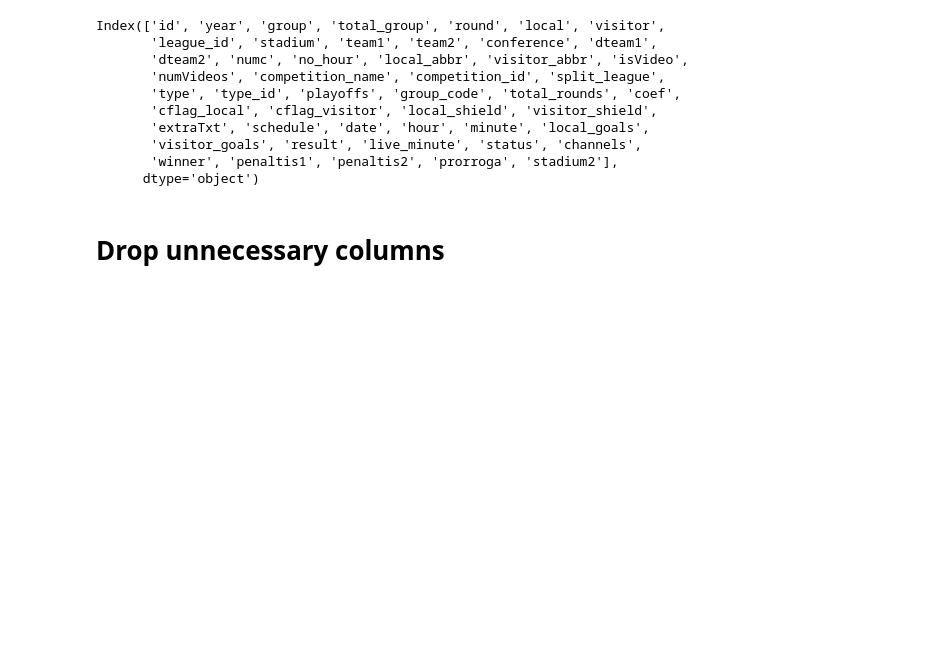
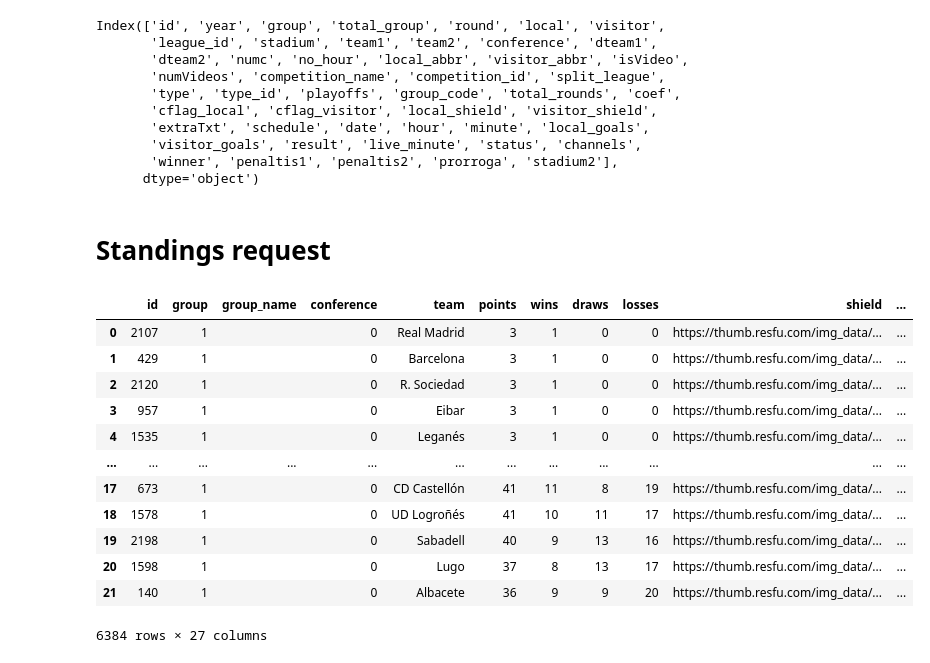
Before and after one commit to PabloMatus6/Spanish-LaLiga-Matchweek-Prediction, a Jupyter notebook: Pruebas/RequestLoops.ipynb, the cells around one changed output. Saved outputs shown, nothing was run; the diff lists cells and outputs as text; code cells hidden in the pictures; blank space fills up the shorter version.

```diff
--- a/Pruebas/RequestLoop.ipynb
+++ b/Pruebas/RequestLoops.ipynb
@@ -250,5 +250,32 @@ Index(['id', 'year', 'group', 'total_group', 'round', 'local', 'visitor',
        'visitor_goals', 'result', 'live_minute', 'status', 'channels',
        'winner', 'penaltis1', 'penaltis2', 'prorroga', 'stadium2'],
       dtype='object')
-# %% [markdown]
-# Drop unnecessary columns
+# %% [markdown]
+# Standings request
+# %%
+for league_division in range(1, 3):
+    for league_season in range(2018, 2022):
+        for league_round in range(1, 39):
+            standings_url = f"https://apiclient.besoccerapps.com/scripts/api/api.php?key=023afbc77c5610fefc3fc8976e451752&tz=Europe/Madrid&format=json&req=tables&league={league_division}&round={league_round}&year={league_season}"
+            response_standings = requests.get(standings_url)
+            result_standings = json.loads(response_standings.content)
+            if league_round == 1 and league_division == 1 and league_season == 2018:
+                df3 = pd.DataFrame(result_standings['table'])
+            else:
+                df3 = df3.append(result_standings['table'])
+# %%
+df3
+# %% [output]
+|  | id | group | group_name | conference | team | points | wins | draws | losses | shield | ... |
+| 0 | 2107 | 1 |  | 0 | Real Madrid | 3 | 1 | 0 | 0 | https://thumb.resfu.com/img_data/... | ... |
+| 1 | 429 | 1 |  | 0 | Barcelona | 3 | 1 | 0 | 0 | https://thumb.resfu.com/img_data/... | ... |
+| 2 | 2120 | 1 |  | 0 | R. Sociedad | 3 | 1 | 0 | 0 | https://thumb.resfu.com/img_data/... | ... |
+| 3 | 957 | 1 |  | 0 | Eibar | 3 | 1 | 0 | 0 | https://thumb.resfu.com/img_data/... | ... |
+| 4 | 1535 | 1 |  | 0 | Leganés | 3 | 1 | 0 | 0 | https://thumb.resfu.com/img_data/... | ... |
+| ... | ... | ... | ... | ... | ... | ... | ... | ... | ... | ... | ... |
+| 17 | 673 | 1 |  | 0 | CD Castellón | 41 | 11 | 8 | 19 | https://thumb.resfu.com/img_data/... | ... |
+| 18 | 1578 | 1 |  | 0 | UD Logroñés | 41 | 10 | 11 | 17 | https://thumb.resfu.com/img_data/... | ... |
+| 19 | 2198 | 1 |  | 0 | Sabadell | 40 | 9 | 13 | 16 | https://thumb.resfu.com/img_data/... | ... |
+| 20 | 1598 | 1 |  | 0 | Lugo | 37 | 8 | 13 | 17 | https://thumb.resfu.com/img_data/... | ... |
+| 21 | 140 | 1 |  | 0 | Albacete | 36 | 9 | 9 | 20 | https://thumb.resfu.com/img_data/... | ... |
+6384 rows × 27 columns
```
Also changed, not shown: parts of 20 cells of this notebook, 37 other files.
